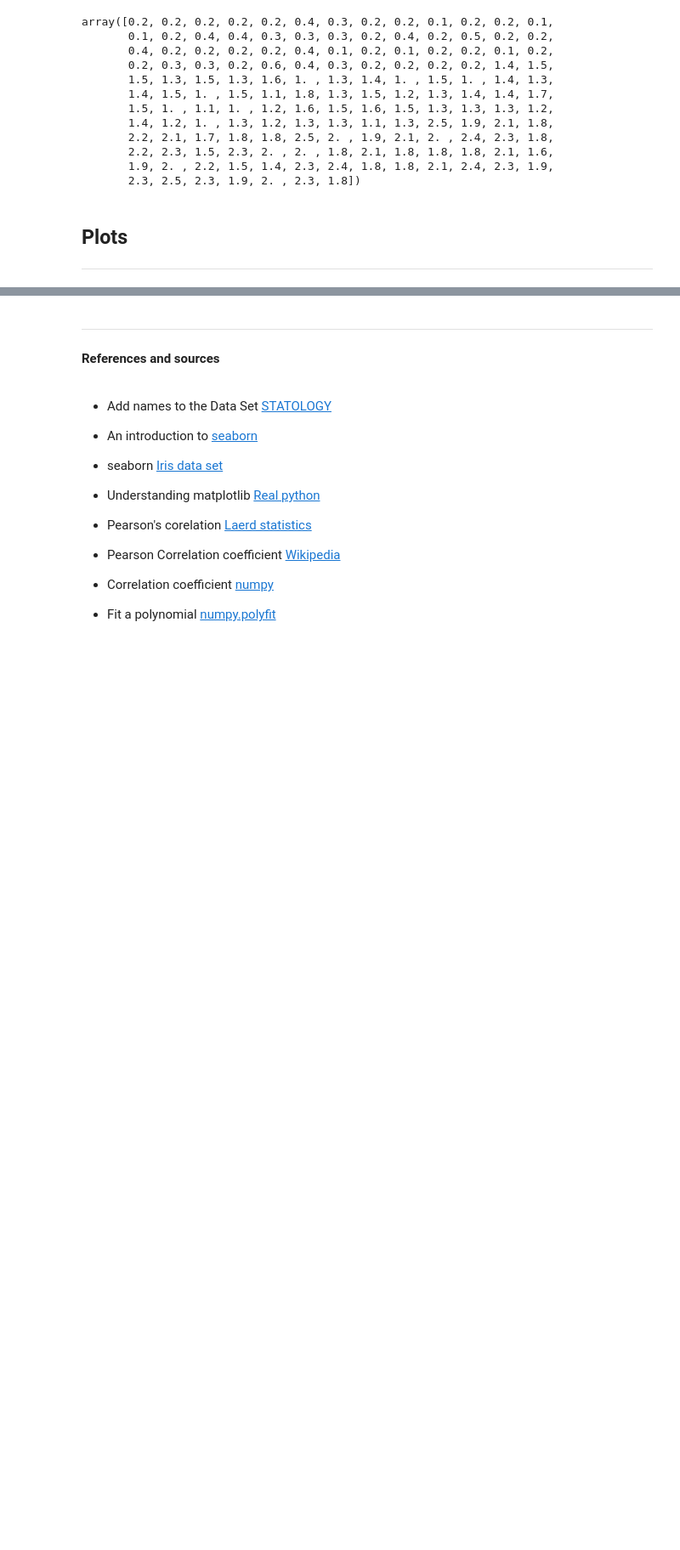
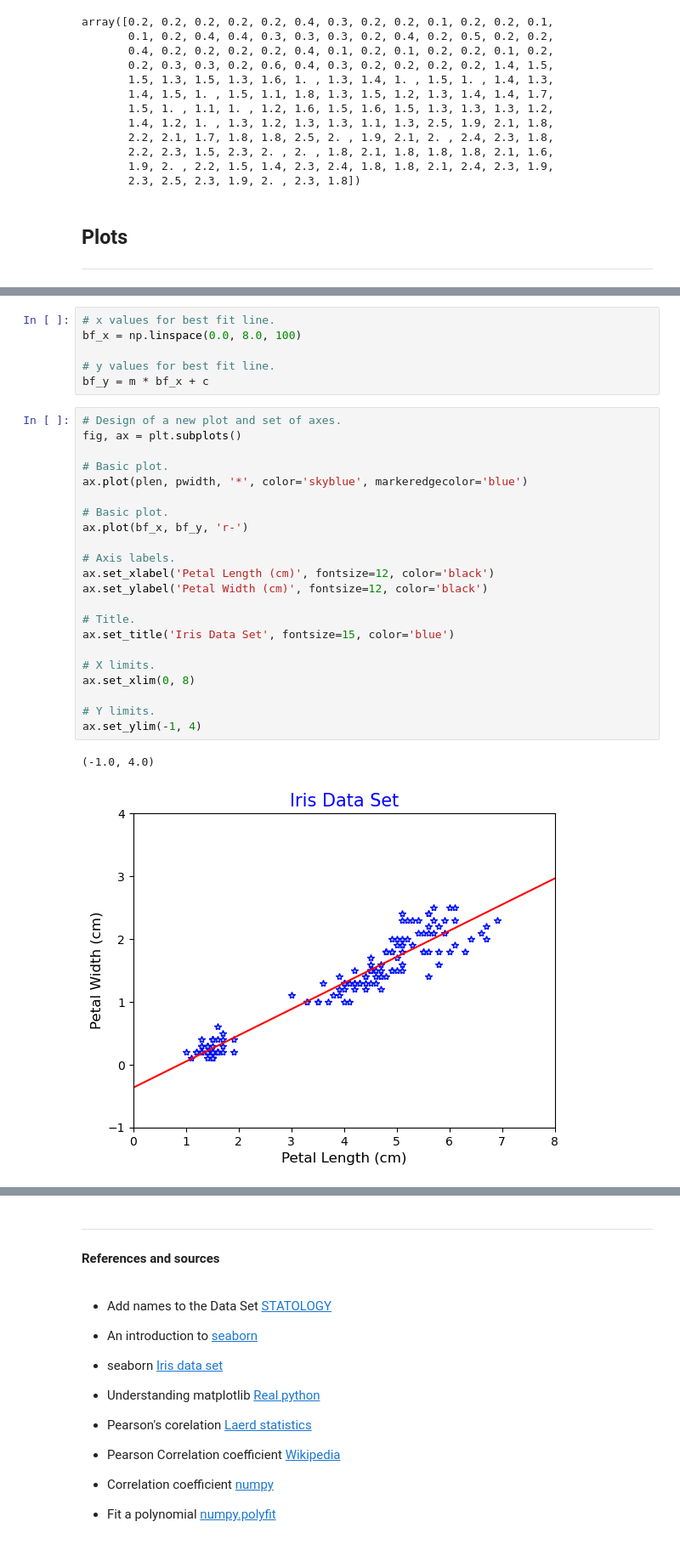
Before and after one commit to h2ohugol/Pands-myproject, a Jupyter notebook: iris.ipynb, the cells around one changed output, grey strips where cells are left out. Shown at 85% size. Cells and saved outputs as stored; diff of their text form; blank space fills up the shorter version.

```diff
--- a/iris.ipynb
+++ b/iris.ipynb
@@ -164,0 +213,31 @@ plt.ylim(0, 4)
+# %%
+# x values for best fit line.
+bf_x = np.linspace(0.0, 8.0, 100)
+
+# y values for best fit line.
+bf_y = m * bf_x + c
+# %%
+# Design of a new plot and set of axes.
+fig, ax = plt.subplots()
+
+# Basic plot.
+ax.plot(plen, pwidth, '*', color='skyblue', markeredgecolor='blue')
+
+# Basic plot.
+ax.plot(bf_x, bf_y, 'r-')
+
+# Axis labels.
+ax.set_xlabel('Petal Length (cm)', fontsize=12, color='black')
+ax.set_ylabel('Petal Width (cm)', fontsize=12, color='black')
+
+# Title.
+ax.set_title('Iris Data Set', fontsize=15, color='blue')
+
+# X limits.
+ax.set_xlim(0, 8)
+
+# Y limits.
+ax.set_ylim(-1, 4)
+# %% [output]
+(-1.0, 4.0)
+[figure, added]
```
Also changed, not shown: parts of 5 cells of this notebook.
